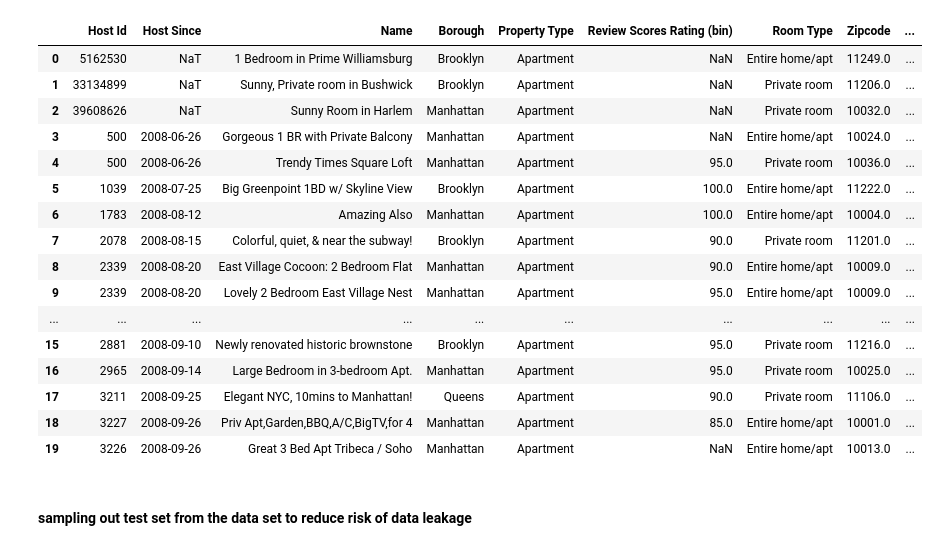
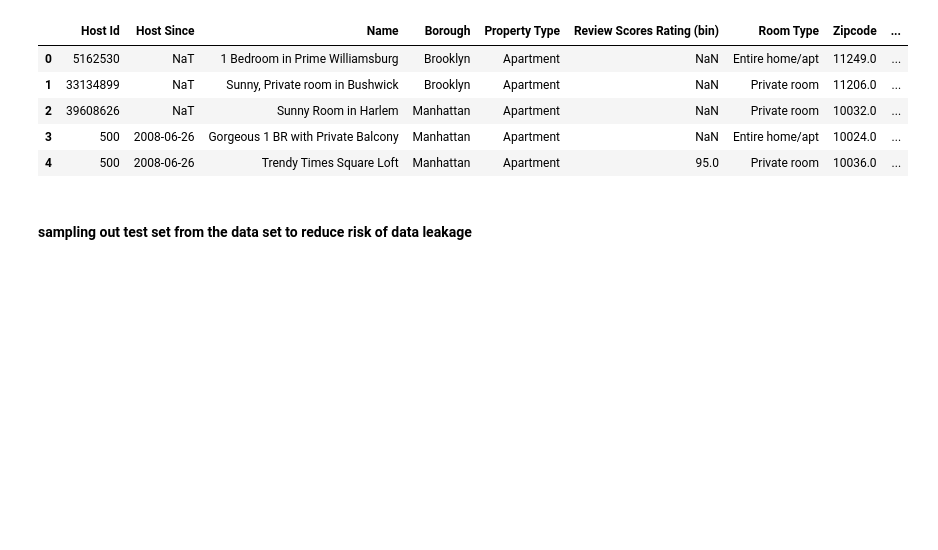
Before and after one commit to fhuadeen/TOW-Airbnb-DM, a Jupyter notebook: TOW Airbnb Data.ipynb, the cells around one changed output. Saved outputs shown, nothing was run; the diff lists cells and outputs as text; code cells hidden in the pictures; blank space fills up the shorter version.

```diff
--- a/TOW Airbnb Data.ipynb
+++ b/TOW Airbnb Data.ipynb
@@ -8,31 +8,20 @@ import seaborn as sns
 # %%
 # import dataset
 file = 'airbnb.xlsx'
 
 # assign dataset to a variable
-pd.set_option('display.max_columns', 100)
+pd.set_option('display.max_columns', None)
 df = pd.read_excel(file)
 
 # view first 20 rows of the dataset
-df.head(20)
+df.head(5)
 # %% [output]
 |  | Host Id | Host Since | Name | Borough | Property Type | Review Scores Rating (bin) | Room Type | Zipcode | ... |
 | 0 | 5162530 | NaT | 1 Bedroom in Prime Williamsburg | Brooklyn | Apartment | NaN | Entire home/apt | 11249.0 | ... |
 | 1 | 33134899 | NaT | Sunny, Private room in Bushwick | Brooklyn | Apartment | NaN | Private room | 11206.0 | ... |
 | 2 | 39608626 | NaT | Sunny Room in Harlem | Manhattan | Apartment | NaN | Private room | 10032.0 | ... |
 | 3 | 500 | 2008-06-26 | Gorgeous 1 BR with Private Balcony | Manhattan | Apartment | NaN | Entire home/apt | 10024.0 | ... |
 | 4 | 500 | 2008-06-26 | Trendy Times Square Loft | Manhattan | Apartment | 95.0 | Private room | 10036.0 | ... |
-| 5 | 1039 | 2008-07-25 | Big Greenpoint 1BD w/ Skyline View | Brooklyn | Apartment | 100.0 | Entire home/apt | 11222.0 | ... |
-| 6 | 1783 | 2008-08-12 | Amazing Also | Manhattan | Apartment | 100.0 | Entire home/apt | 10004.0 | ... |
-| 7 | 2078 | 2008-08-15 | Colorful, quiet, & near the subway! | Brooklyn | Apartment | 90.0 | Private room | 11201.0 | ... |
-| 8 | 2339 | 2008-08-20 | East Village Cocoon: 2 Bedroom Flat | Manhattan | Apartment | 90.0 | Entire home/apt | 10009.0 | ... |
-| 9 | 2339 | 2008-08-20 | Lovely 2 Bedroom East Village Nest | Manhattan | Apartment | 95.0 | Entire home/apt | 10009.0 | ... |
-| ... | ... | ... | ... | ... | ... | ... | ... | ... | ... |
-| 15 | 2881 | 2008-09-10 | Newly renovated historic brownstone | Brooklyn | Apartment | 95.0 | Private room | 11216.0 | ... |
-| 16 | 2965 | 2008-09-14 | Large Bedroom in 3-bedroom Apt. | Manhattan | Apartment | 95.0 | Private room | 10025.0 | ... |
-| 17 | 3211 | 2008-09-25 | Elegant NYC, 10mins to Manhattan! | Queens | Apartment | 90.0 | Private room | 11106.0 | ... |
-| 18 | 3227 | 2008-09-26 | Priv Apt,Garden,BBQ,A/C,BigTV,for 4 | Manhattan | Apartment | 85.0 | Entire home/apt | 10001.0 | ... |
-| 19 | 3226 | 2008-09-26 | Great 3 Bed Apt Tribeca / Soho | Manhattan | Apartment | NaN | Entire home/apt | 10013.0 | ... |
 # %% [markdown]
 #### sampling out test set from the data set to reduce risk of data leakage
 # %%
```
Also changed, not shown: parts of 82 cells of this notebook.
